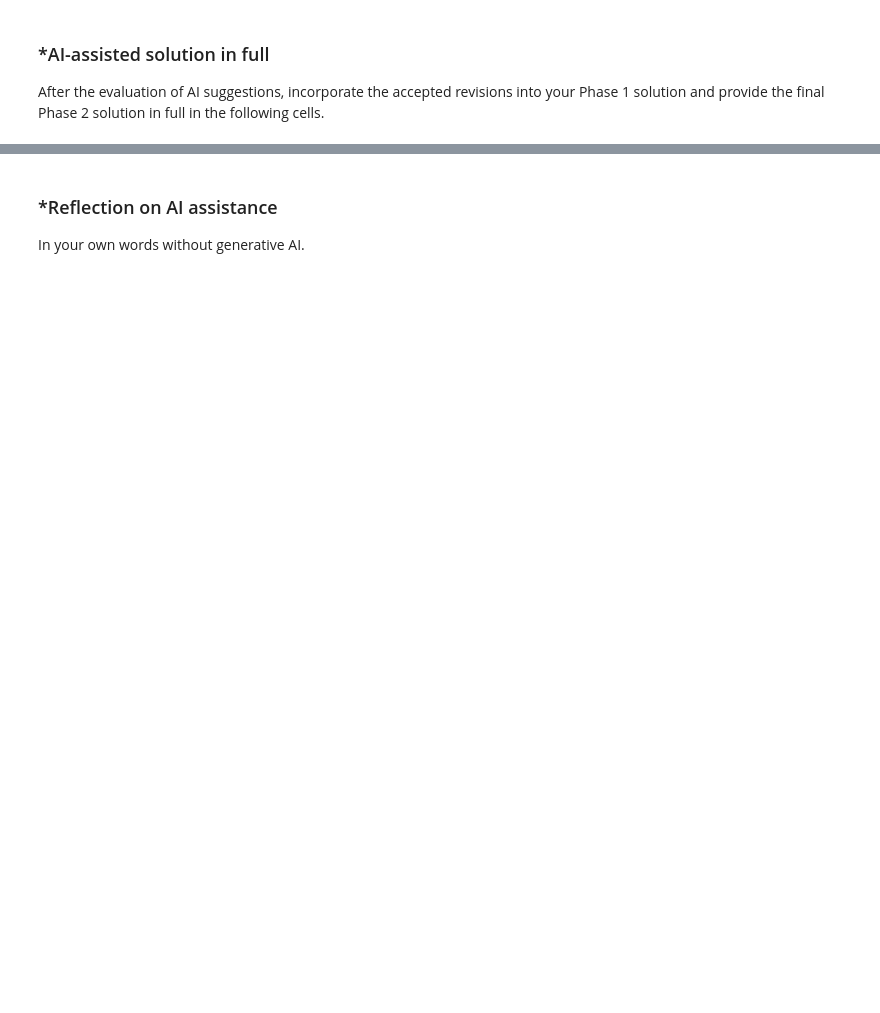
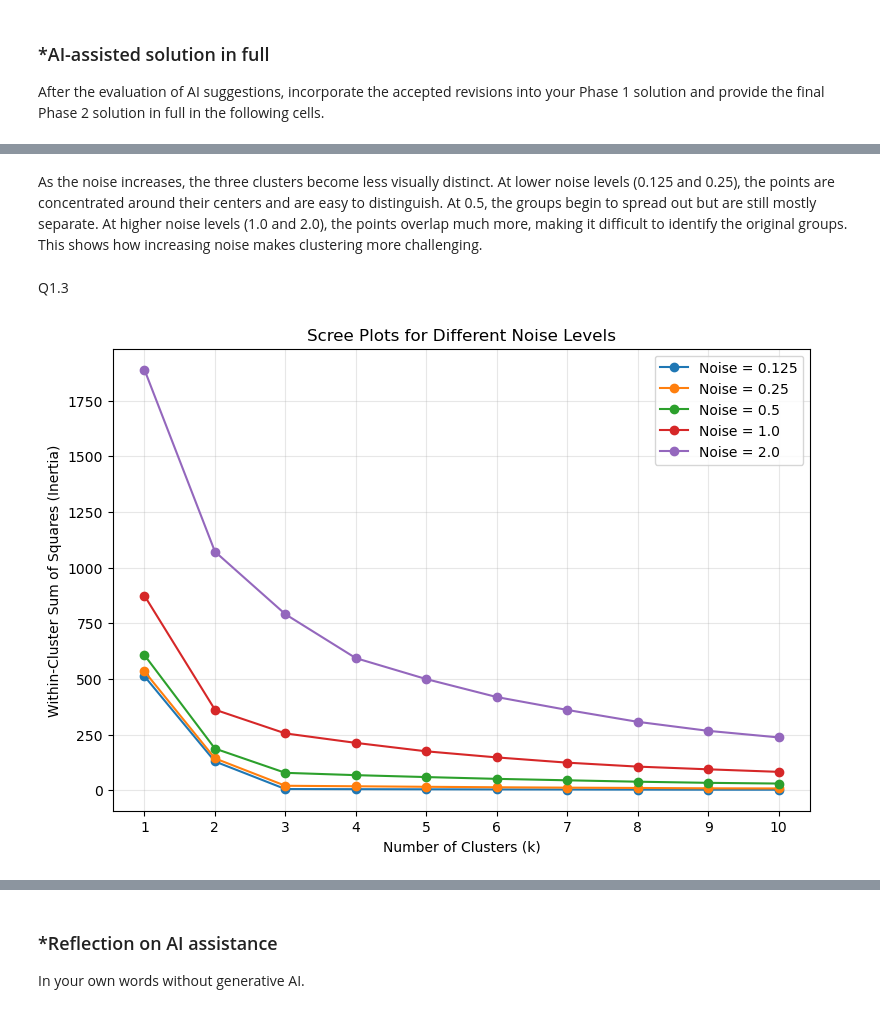
Before and after one commit to emmchung/A04-clustering, a Jupyter notebook: notebook.ipynb, the cells around one changed output, grey strips where cells are left out. Saved outputs shown, nothing was run; the diff lists cells and outputs as text; code cells hidden in the pictures; blank space fills up the shorter version.

```diff
--- a/notebook.ipynb
+++ b/notebook.ipynb
@@ -503,0 +585,19 @@ After the evaluation of AI suggestions, incorporate the accepted revisions into
+# %%
+
+fig, axes = plt.subplots(1, 5, figsize=(20, 4))
+
+for ax, (noise, df) in zip(axes, datasets.items()):
+    sns.scatterplot(
+        data=df,
+        x="x1",
+        y="x2",
+        hue="group",
+        ax=ax
+    )
+
+    ax.set_title(f"Noise = {noise}")
+    ax.set_xlim(-5, 11)
+    ax.set_ylim(-5, 10)
+
+plt.tight_layout()
+plt.show()
@@ -503,0 +606,38 @@ After the evaluation of AI suggestions, incorporate the accepted revisions into
+# %% [markdown]
+
+As the noise increases, the three clusters become less visually distinct. At lower noise levels (0.125 and 0.25), the points are concentrated around their centers and are easy to distinguish. At 0.5, the groups begin to spread out but are still mostly separate. At higher noise levels (1.0 and 2.0), the points overlap much more, making it difficult to identify the original groups. This shows how increasing noise makes clustering more challenging.
+# %% [markdown]
+Q1.3
+# %%
+
+plt.figure(figsize=(9, 6))
+
+for noise, df in datasets.items():
+    X = df[["x1", "x2"]]
+    inertia = []
+
+    for k in range(1, 11):
+        model = KMeans(
+            n_clusters=k,
+            random_state=42,
+            n_init=10
+        )
+        model.fit(X)
+        inertia.append(model.inertia_)
+
+    plt.plot(
+        range(1, 11),
+        inertia,
+        marker="o",
+        label=f"Noise = {noise}"
+    )
+
+plt.xlabel("Number of Clusters (k)")
+plt.ylabel("Within-Cluster Sum of Squares (Inertia)")
+plt.title("Scree Plots for Different Noise Levels")
+plt.xticks(range(1, 11))
+plt.legend()
+plt.grid(alpha=0.3)
+plt.show()
+# %% [output]
+[figure, added]
```
Also changed, not shown: parts of 29 cells of this notebook.
